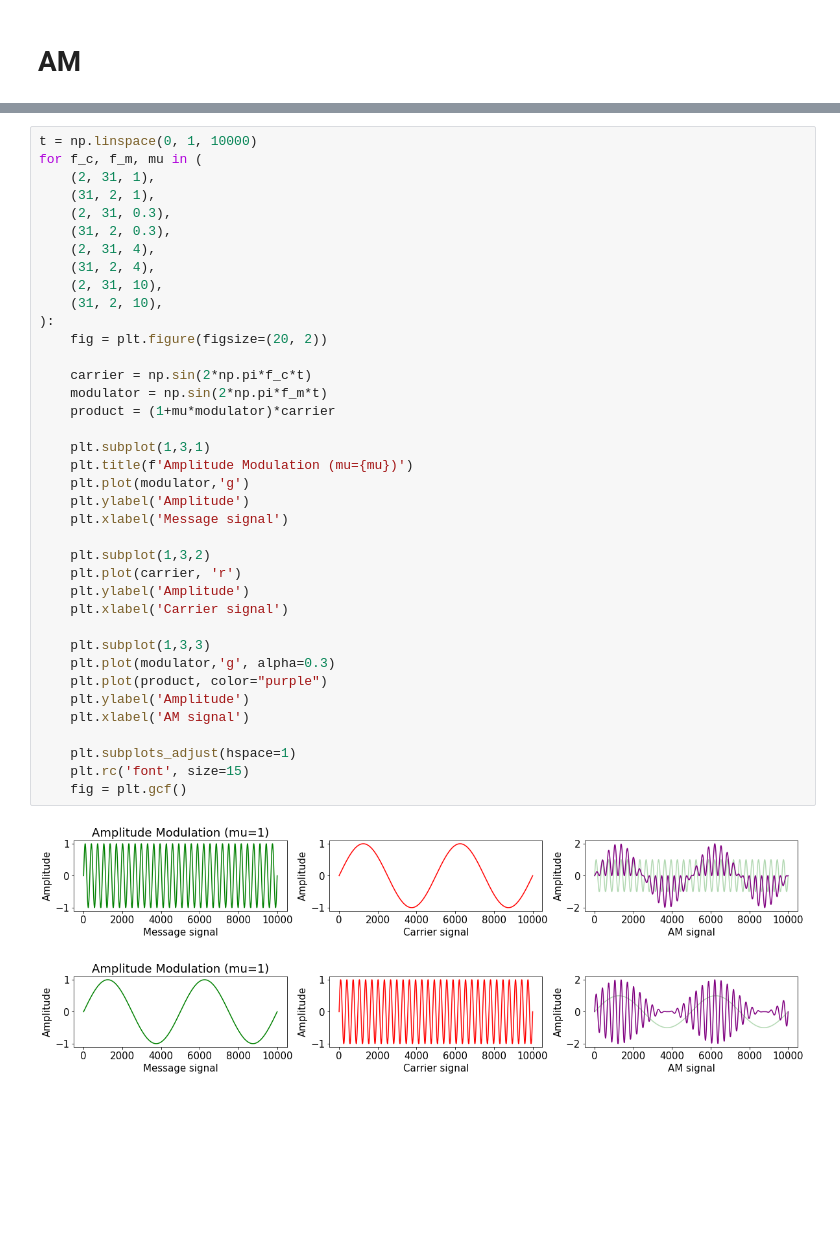
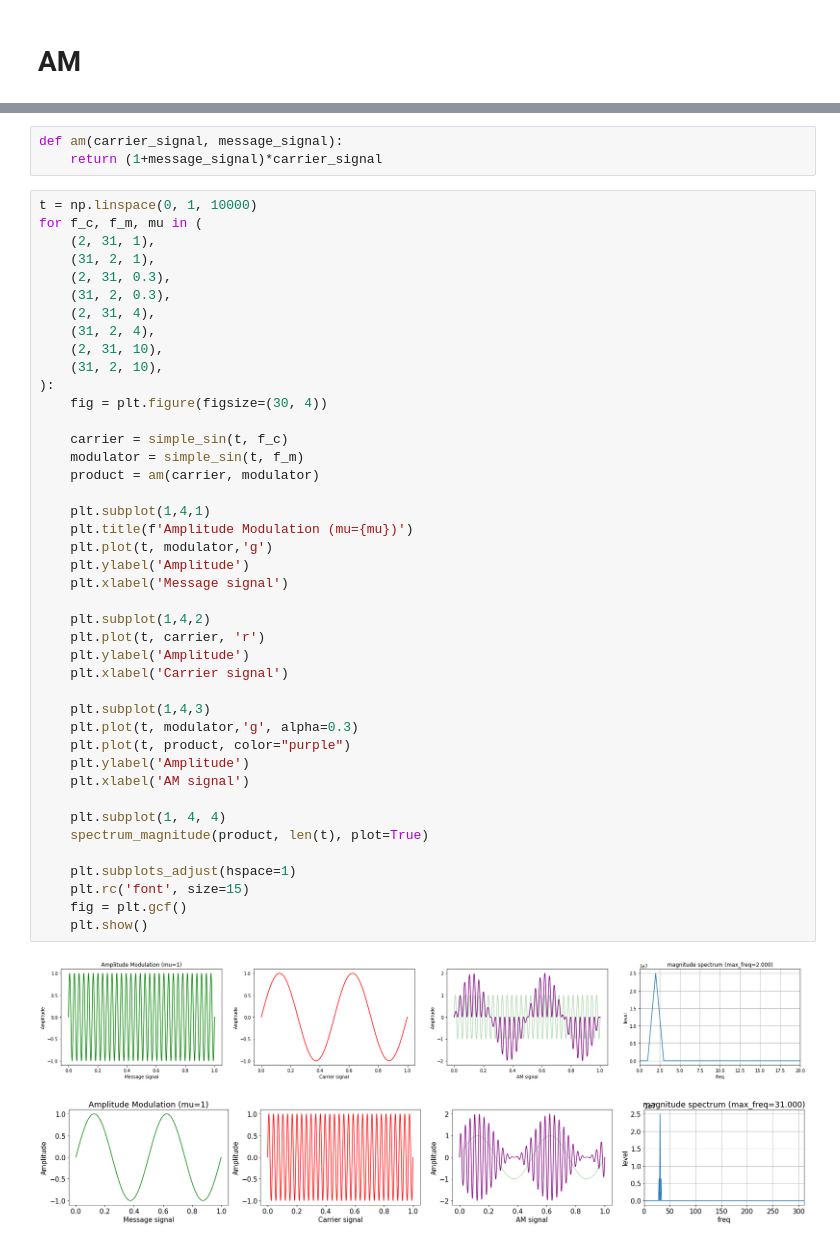
Before and after one commit to aliaksandr-master/dsp-learn, a Jupyter notebook: dsp-01.ipynb, the cells around one changed output, grey strips where cells are left out. Saved outputs shown, nothing was run; the diff lists cells and outputs as text; blank space fills up the shorter version.

```diff
--- a/dsp-01.ipynb
+++ b/dsp-01.ipynb
@@ -168,41 +264,48 @@ array([  1,   4,  10,  20,  35,  56,  84, 120, 165, 220, 275, 330, 385,
+# %%
+def am(carrier_signal, message_signal):
+    return (1+message_signal)*carrier_signal
 # %%
 t = np.linspace(0, 1, 10000)
 for f_c, f_m, mu in (
     (2, 31, 1),
     (31, 2, 1),
     (2, 31, 0.3),
     (31, 2, 0.3),
     (2, 31, 4),
     (31, 2, 4),
     (2, 31, 10),
     (31, 2, 10),
 ):
-    fig = plt.figure(figsize=(20, 2))
+    fig = plt.figure(figsize=(30, 4))
 
-    carrier = np.sin(2*np.pi*f_c*t)
-    modulator = np.sin(2*np.pi*f_m*t)
-    product = (1+mu*modulator)*carrier
+    carrier = simple_sin(t, f_c)
+    modulator = simple_sin(t, f_m)
+    product = am(carrier, modulator)
 
-    plt.subplot(1,3,1)
+    plt.subplot(1,4,1)
     plt.title(f'Amplitude Modulation (mu={mu})')
-    plt.plot(modulator,'g')
+    plt.plot(t, modulator,'g')
     plt.ylabel('Amplitude')
     plt.xlabel('Message signal')
 
-    plt.subplot(1,3,2)
-    plt.plot(carrier, 'r')
+    plt.subplot(1,4,2)
+    plt.plot(t, carrier, 'r')
     plt.ylabel('Amplitude')
     plt.xlabel('Carrier signal')
 
-    plt.subplot(1,3,3)
-    plt.plot(modulator,'g', alpha=0.3)
-    plt.plot(product, color="purple")
+    plt.subplot(1,4,3)
+    plt.plot(t, modulator,'g', alpha=0.3)
+    plt.plot(t, product, color="purple")
     plt.ylabel('Amplitude')
     plt.xlabel('AM signal')
+
+    plt.subplot(1, 4, 4)
+    spectrum_magnitude(product, len(t), plot=True)
 
     plt.subplots_adjust(hspace=1)
     plt.rc('font', size=15)
     fig = plt.gcf()
+    plt.show()
 # %% [output]
-[figure, old version]
+[figure, new version]
-[figure, old version]
+[figure, new version]
```
Also changed, not shown: parts of 12 cells of this notebook.
